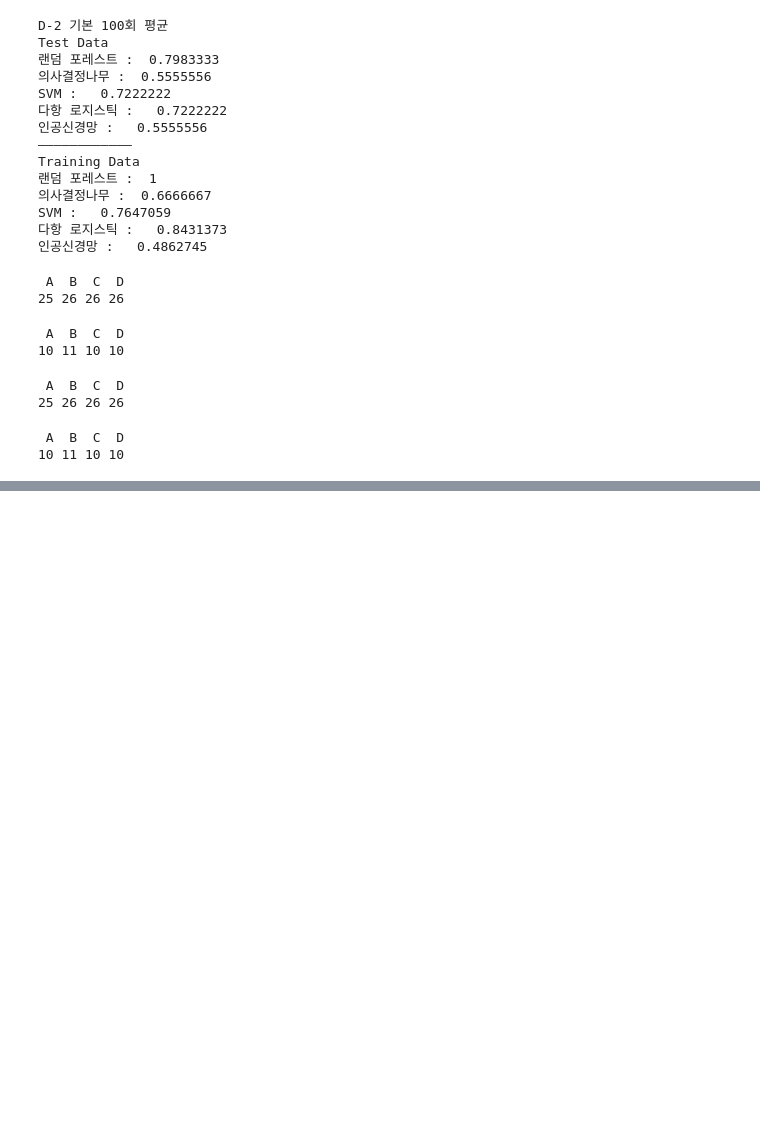
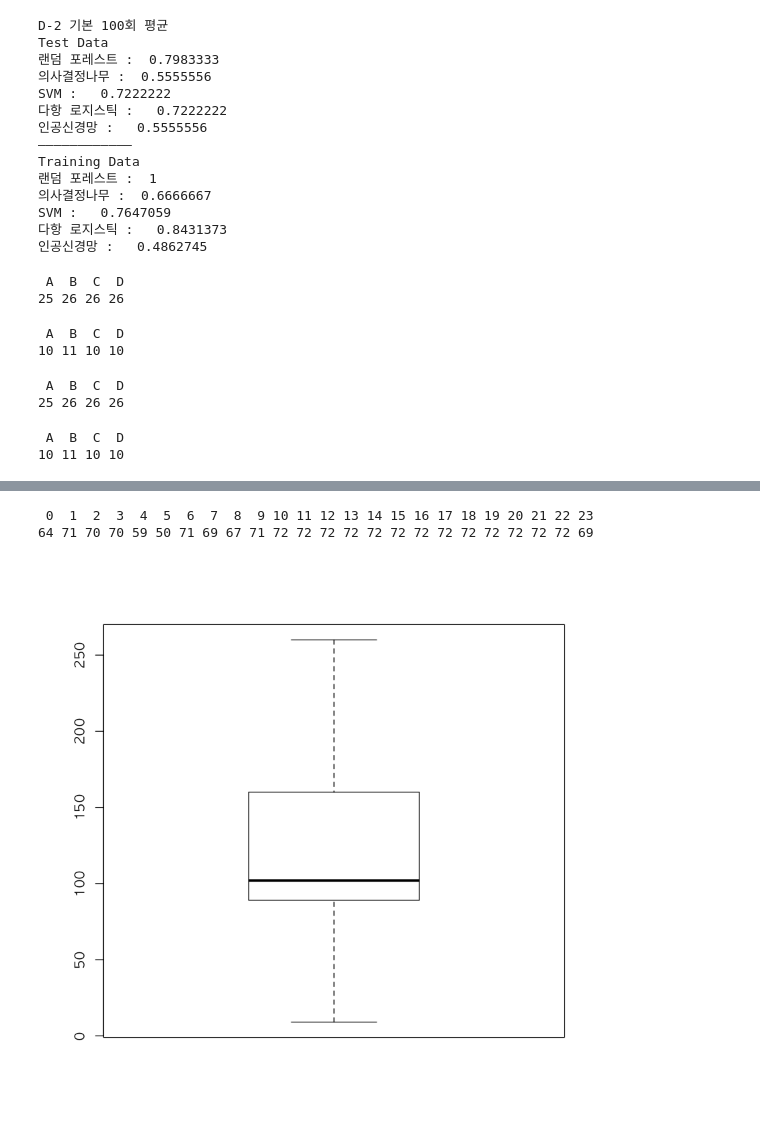
Before and after one commit to monargent0/TJRrrClass, a Jupyter notebook: 서울대전소요시간머신러닝.ipynb, the cells around one changed output, grey strips where cells are left out. Drawn from its saved outputs; the diff is of its cells as text; code cells hidden in the pictures; blank space fills up the shorter version.

```diff
--- a/서울대전소요시간머신러닝.ipynb
+++ b/서울대전소요시간머신러닝.ipynb
@@ -666,3 +666,6 @@ table(data.te15$소요시간범위)
 25 26 26 26
  A  B  C  D
 10 11 10 10
+# %%
+d2d2 = read.csv("DataBackup/d2d2.csv", header=TRUE)
+head(d2d2)
@@ -668,0 +700,2 @@ table(data.te15$소요시간범위)
+# %%
+d2 <- d2d2[d2d2$소요시간 != 0,]
@@ -668,0 +712,14 @@ table(data.te15$소요시간범위)
+# %%
+d2 <- d2[d2$소요시간 < 500,]
+d2 <- d2[d2$소요시간 > 79,]
+# %%
+table(d2$출발시간)
+# %% [output]
+ 0  1  2  3  4  5  6  7  8  9 10 11 12 13 14 15 16 17 18 19 20 21 22 23
+64 71 70 70 59 50 71 69 67 71 72 72 72 72 72 72 72 72 72 72 72 72 72 69
+# %%
+options(warn = -1)
+par(bg = 'white' , family = 'AppleGothic' ) #, mfrow=c(2,2)
+boxplot(d2$소요시간)
+# %% [output]
+[figure, added]
```
Also changed, not shown: parts of 10 cells of this notebook, 1 other file.
